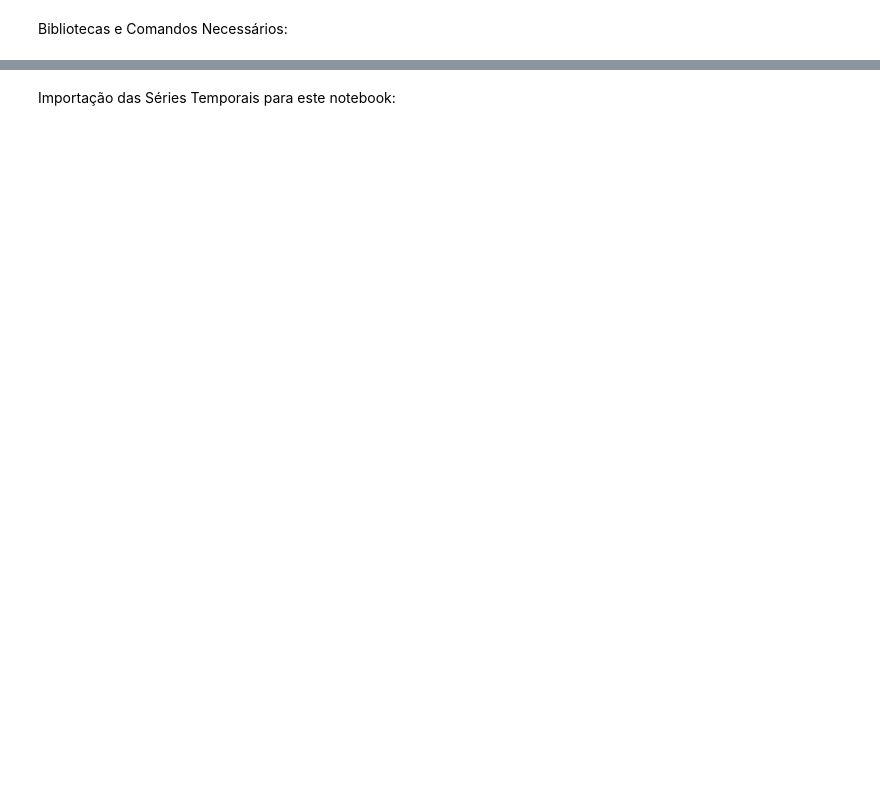
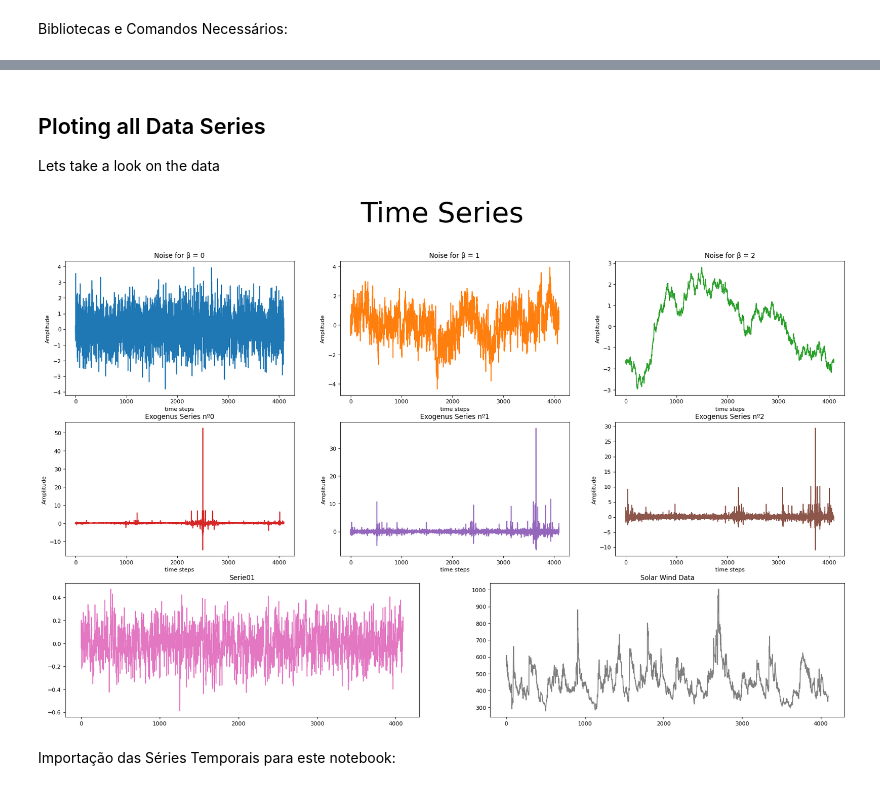
Before and after one commit to barauna-lo/Computational_Statistics, a Jupyter notebook: HandsOn_11/CAP417_HandsOn11_Barauna.ipynb, the cells around one changed output, grey strips where cells are left out. Drawn from its saved outputs; the diff is of its cells as text; code cells hidden in the pictures; blank space fills up the shorter version.

```diff
--- a/HandsOn_11/CAP417_HandsOn11_Barauna.ipynb
+++ b/HandsOn_11/CAP417_HandsOn11_Barauna.ipynb
@@ -61,0 +85,16 @@ import matplotlib.mlab as mlab
+# %%
+#Gerando Séries Exógenas Utilizando o p-model
+import numpy as np
+import pandas as pd
+pserie=[]
+for i in range(3):
+    A,B  = specplus.pmodel(len_size, np.random.uniform(0.675,0.975), np.random.uniform(0.65,0.75))
+    C=(A - np.mean(A)) / np.std(A)
+    pserie.append(C)
+
+exoData = pd.DataFrame() #Criando um espaço de dataframa
+for i in range(len(pserie)): exoData.insert(i,'exo'+str(i),pserie[i]) #Alocando as séries
+# %%
+# One dataframe to rule than all 💍
+df = pd.concat([colorData,exoData,serie1,swind], axis=1,join='inner')
+df
@@ -62,2 +115,38 @@ import matplotlib.mlab as mlab
+# %% [markdown]
+## Ploting all Data Series
+Lets take a look on the data
+# %%
+figure(figsize=(25,15),dpi=80)
+cor = ['C0','C1','C2','C3','C4','C5','C6','C7']
+plt.suptitle("Time Series",size=50)
+
+for i in range(3):
+    plt.subplot(3,3,(i+1))
+    plt.plot(df['beta'+str(i)],color=cor[i])
+    plt.title('Noise for β = '+df.columns[i][-1])
+    plt.xlabel('time steps')
+    plt.ylabel('Amplitude')
+
+for i in range(3):
+    plt.subplot(3,3,(i+4))
+    plt.plot(df['exo'+str(i)],color=cor[i+3])
+    plt.title('Exogenus Series nº'+df.columns[i][-1])
+    plt.xlabel('time steps')
+    plt.ylabel('Amplitude')
+
+
+plt.subplot(3,2,5)
+plt.plot(df['serie1'],color=cor[6])
+plt.title('Serie01')
+
+plt.subplot(3,2,6)
+plt.plot(df['swind'],color=cor[7])
+plt.title('Solar Wind Data')
+
+
+
+plt.show()
+# %% [output]
+[figure, added]
 # %% [markdown]
 Importação das Séries Temporais para este notebook:
```
Also changed, not shown: parts of 50 cells of this notebook.
